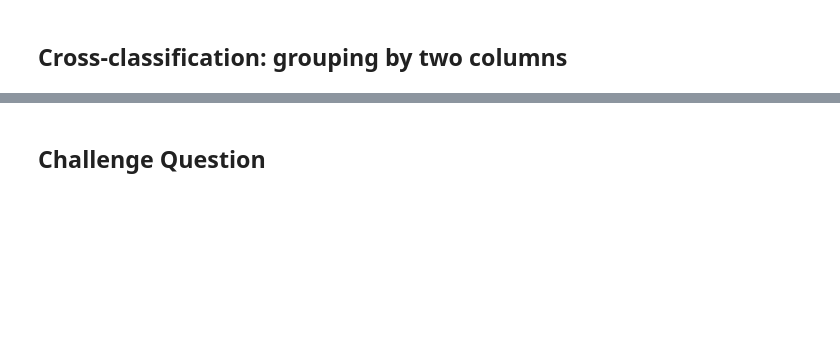
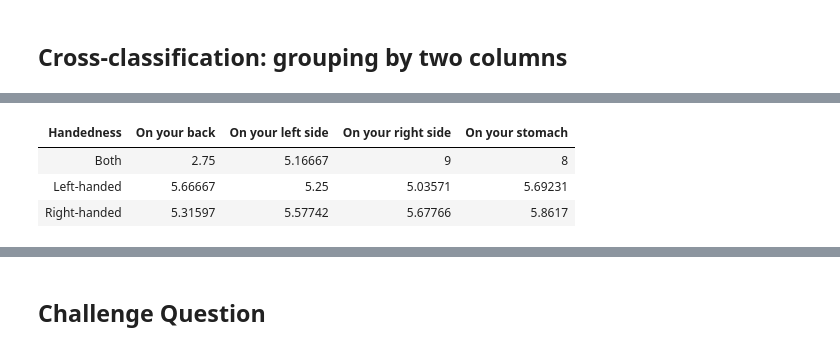
Before and after one commit to data-8/materials-fa20, a Jupyter notebook: lec/lec11.ipynb, the cells around one changed output, grey strips where cells are left out. Cells and saved outputs as stored; diff of their text form; code cells hidden in the pictures; blank space fills up the shorter version.

```diff
--- a/lec/lec11.ipynb
+++ b/lec/lec11.ipynb
@@ -49,0 +89,7 @@ survey.pivot('Sleep position', 'Handedness')
+# %%
+survey.pivot('Sleep position', 'Handedness', values='Extraversion', collect=np.average)
+# %% [output]
+| Handedness | On your back | On your left side | On your right side | On your stomach |
+| Both | 2.75 | 5.16667 | 9 | 8 |
+| Left-handed | 5.66667 | 5.25 | 5.03571 | 5.69231 |
+| Right-handed | 5.31597 | 5.57742 | 5.67766 | 5.8617 |
```
Also changed, not shown: parts of 31 cells of this notebook.
